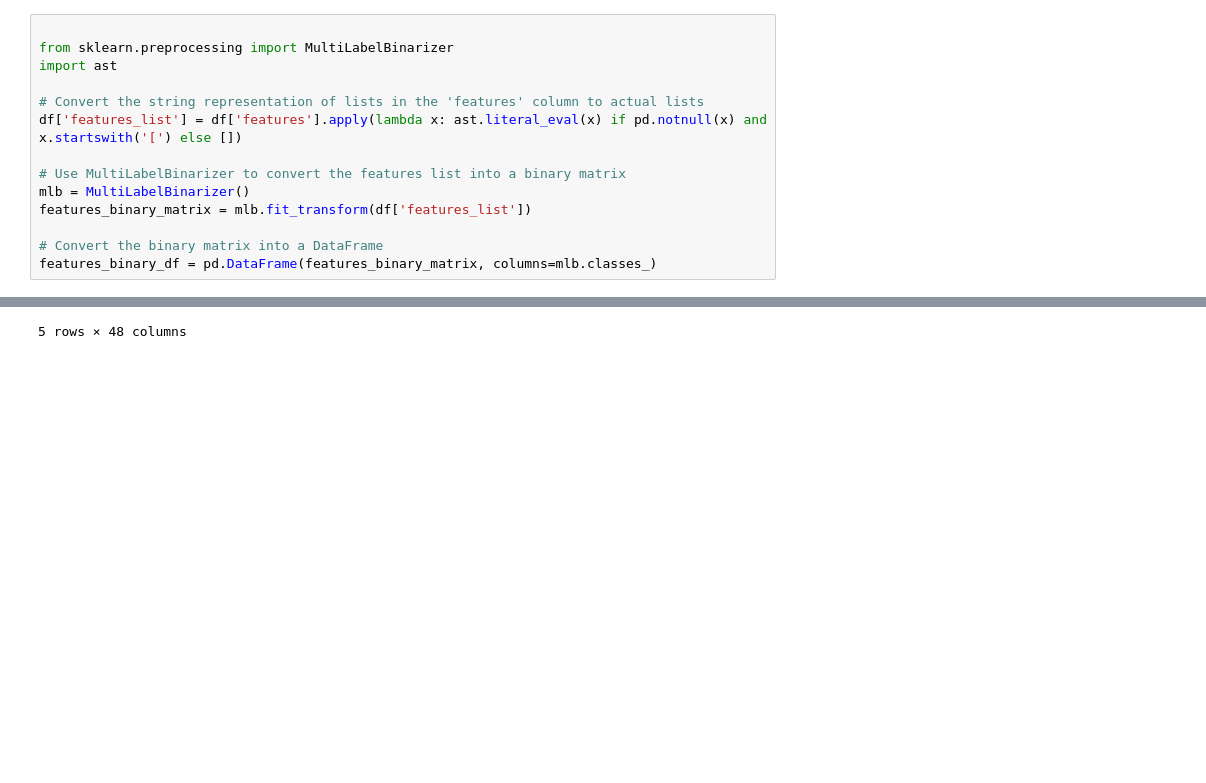
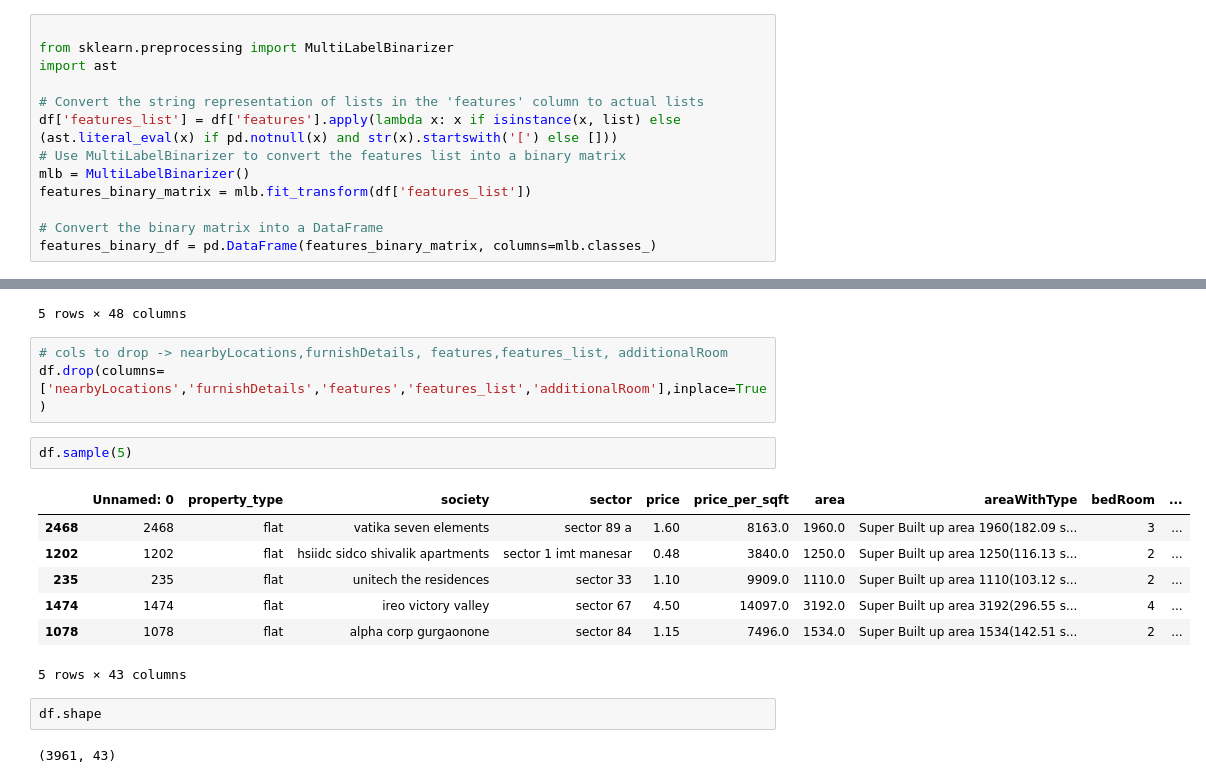
Before and after one commit to kaushalkumarma2025/house-price-prediction-india, a Jupyter notebook: notebooks/04_Feature_Engineering.ipynb, the cells around one changed output, grey strips where cells are left out. Cells and saved outputs as stored; diff of their text form; blank space fills up the shorter version.

```diff
--- a/notebooks/04_Feature_Engineering.ipynb
+++ b/notebooks/04_Feature_Engineering.ipynb
@@ -450,8 +450,7 @@ from sklearn.preprocessing import MultiLabelBinarizer
 import ast
 
 # Convert the string representation of lists in the 'features' column to actual lists
-df['features_list'] = df['features'].apply(lambda x: ast.literal_eval(x) if pd.notnull(x) and x.startswith('[') else [])
-
+df['features_list'] = df['features'].apply(lambda x: x if isinstance(x, list) else (ast.literal_eval(x) if pd.notnull(x) and str(x).startswith('[') else []))
 # Use MultiLabelBinarizer to convert the features list into a binary matrix
 mlb = MultiLabelBinarizer()
 features_binary_matrix = mlb.fit_transform(df['features_list'])
@@ -591,3 +590,20 @@ df.head()
 | 3 | 3 | flat | smart world orchard | sector 61 | 1.47 | 12250.0 | 1200.0 | Carpet area: 1200 (111.48 sq.m.) | 2 | ... |
 | 4 | 4 | flat | parkwood westend | sector 92 | 0.70 | 5204.0 | 1345.0 | Super Built up area 1345(124.95 s... | 2 | ... |
 5 rows × 48 columns
+# %%
+# cols to drop -> nearbyLocations,furnishDetails, features,features_list, additionalRoom
+df.drop(columns=['nearbyLocations','furnishDetails','features','features_list','additionalRoom'],inplace=True)
+# %%
+df.sample(5)
+# %% [output]
+|  | Unnamed: 0 | property_type | society | sector | price | price_per_sqft | area | areaWithType | bedRoom | ... |
+| 2468 | 2468 | flat | vatika seven elements | sector 89 a | 1.60 | 8163.0 | 1960.0 | Super Built up area 1960(182.09 s... | 3 | ... |
+| 1202 | 1202 | flat | hsiidc sidco shivalik apartments | sector 1 imt manesar | 0.48 | 3840.0 | 1250.0 | Super Built up area 1250(116.13 s... | 2 | ... |
+| 235 | 235 | flat | unitech the residences | sector 33 | 1.10 | 9909.0 | 1110.0 | Super Built up area 1110(103.12 s... | 2 | ... |
+| 1474 | 1474 | flat | ireo victory valley | sector 67 | 4.50 | 14097.0 | 3192.0 | Super Built up area 3192(296.55 s... | 4 | ... |
+| 1078 | 1078 | flat | alpha corp gurgaonone | sector 84 | 1.15 | 7496.0 | 1534.0 | Super Built up area 1534(142.51 s... | 2 | ... |
+5 rows × 43 columns
+# %%
+df.shape
+# %% [output]
+(3961, 43)
```
Also changed, not shown: parts of 6 cells of this notebook, 7 other files.
